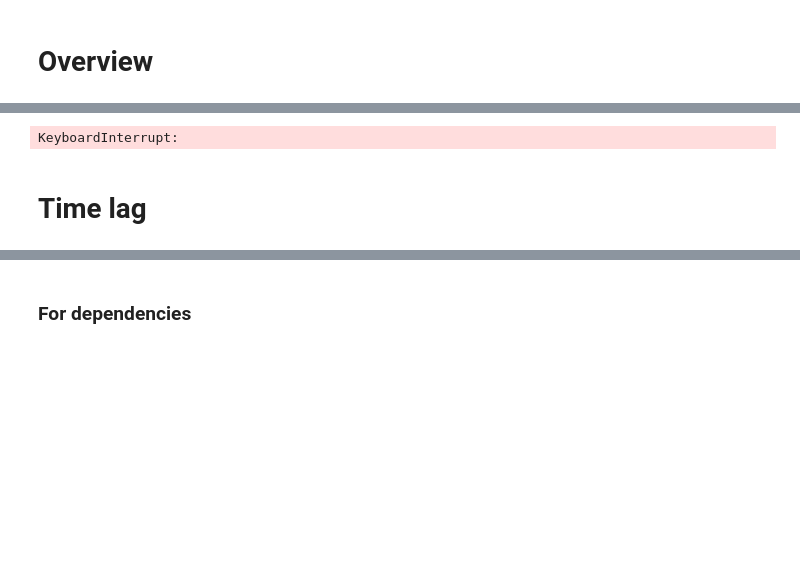
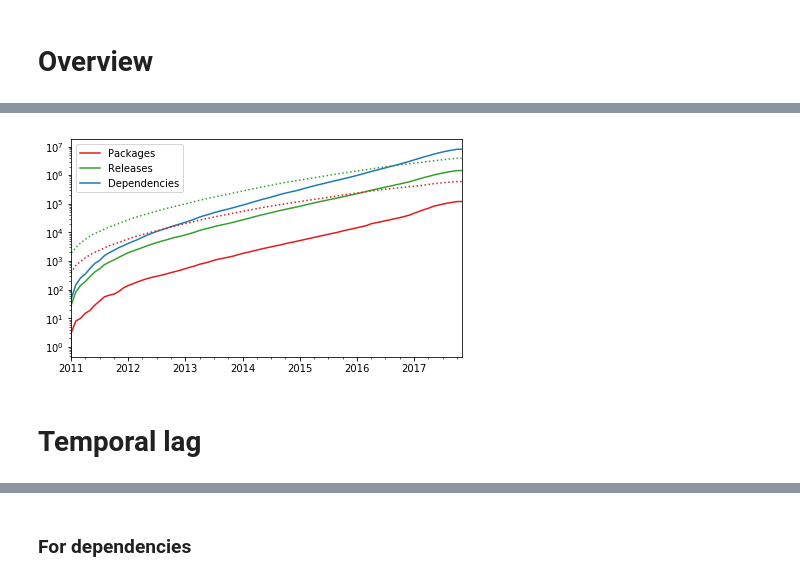
Before and after one commit to AlexandreDecan/secos-lag, a Jupyter notebook: notebooks/Technical lags.ipynb, the cells around one changed output, grey strips where cells are left out. Saved outputs shown, nothing was run; the diff lists cells and outputs as text; code cells hidden in the pictures; blank space fills up the shorter version.

```diff
--- a/notebooks/Technical lags.ipynb
+++ b/notebooks/Technical lags.ipynb
@@ -18,14 +30,22 @@ savefig = lambda x, y: None # use _savefig to export figures
 # %%
-df_lags = pandas.read_csv('../data/lags.csv.gz', index_col=0)
+df_lags = pandas.read_csv('../data/lags.csv')
 # %%
 df_lags = (
     df_lags
     .assign(
-        Time=pandas.to_datetime(df_lags['Time'], infer_datetime_format=True),
-        NextTime=pandas.to_datetime(df_lags['NextTime'], infer_datetime_format=True),
-        TemporalLagAtTime=pandas.to_timedelta(df_lags['TemporalLagAtTime']),
-        TemporalLagAtNextTime=pandas.to_timedelta(df_lags['TemporalLagAtNextTime'])
+        Time=lambda d: pandas.to_datetime(d['Time'], infer_datetime_format=True),
+        NextTime=lambda d: pandas.to_datetime(d['NextTime'], infer_datetime_format=True),
+        TemporalLagAtTime=lambda d: pandas.to_timedelta(d['TemporalLagAtTime']),
+        TemporalLagAtNextTime=lambda d: pandas.to_timedelta(d['TemporalLagAtNextTime']),
     )
+    # Must be outside previous assign, because NextTime is not necessarily computed as datetime.
+    .assign(Censored=lambda d: d['NextTime'] == CENSOR_DATE)
 )
+# %%
+df_releases = (
+    pandas.read_csv('../data/releases.csv.gz')
+    .assign(ReleaseDate=lambda d: pandas.to_datetime(d['ReleaseDate'], infer_datetime_format=True))
+    .assign(NextReleaseDateByDate=lambda d: pandas.to_datetime(d['NextReleaseDateByDate'], infer_datetime_format=True))
+)
 # %% [markdown]
 # Overview
@@ -69,19 +109,47 @@ dtype: float64
-# %%
-(
-    df_tmp
-    .set_index('Time')
-    .sort_index()
-    .cumsum()
-    .assign(**{
-        'Dependencies': lambda d: d['NDependencies'],
-        'Releases x10': lambda d: d['NReleases'] * 10,
-        'Packages x100': lambda d: d['NPackages'] * 100,
-    })
-    [['Packages x100', 'Releases x10', 'Dependencies']]
-    .plot()
-)
-# %% [output]
-KeyboardInterrupt:
+# %%
+ax = (
+    df_tmp
+    .groupby(pandas.Grouper(freq='1M', key='Time'))
+    .sum()
+    .sort_index()
+    .cumsum()
+    .assign(**{
+        'Dependencies': lambda d: d['NDependencies'],
+        'Releases': lambda d: d['NReleases'],
+        'Packages': lambda d: d['NPackages'],
+    })
+    [['Packages', 'Releases', 'Dependencies']]
+    .plot(color=PALETTE[0:3][::-1])
+)
+
+if True:
+    (
+        pandas.concat([
+            df_releases['ReleaseDate'],
+            df_releases.assign(Releases=1)['Releases'],
+            df_releases.drop_duplicates('Package', keep='first').assign(Packages=1)['Packages']
+        ], axis=1)
+        .fillna({'Releases': 0, 'Packages': 0})
+        .groupby(pandas.Grouper(freq='1M', key='ReleaseDate'))
+        .sum()
+        .sort_index()
+        .cumsum()
+        [['Packages', 'Releases']]
+        .plot(legend=False, style=':', color=PALETTE[0:3][::-1], ax=ax)
+    )
+
+ax.set(
+    xlabel='',
+    ylabel='',
+    xlim=DATE_RANGE,
+    yscale='log',
+)
+
+savefig(ax.figure, 'overview_nb_deps_rels_pkgs')
+
+# Dots represent the original dataset
+# %% [output]
+[figure, added]
 # %% [markdown]
-# Time lag
+# Temporal lag
 # %% [markdown]
```
Also changed, not shown: parts of 60 cells of this notebook, 4 other files.
